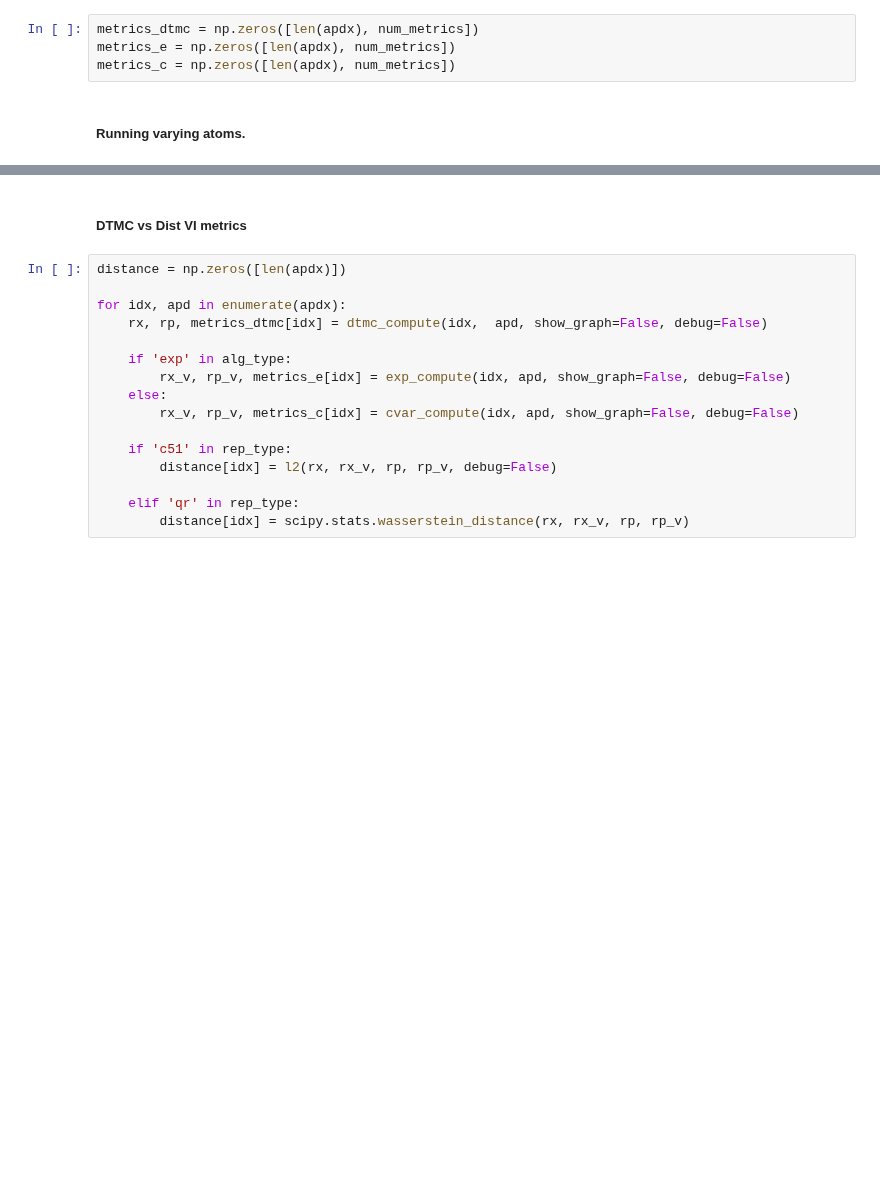
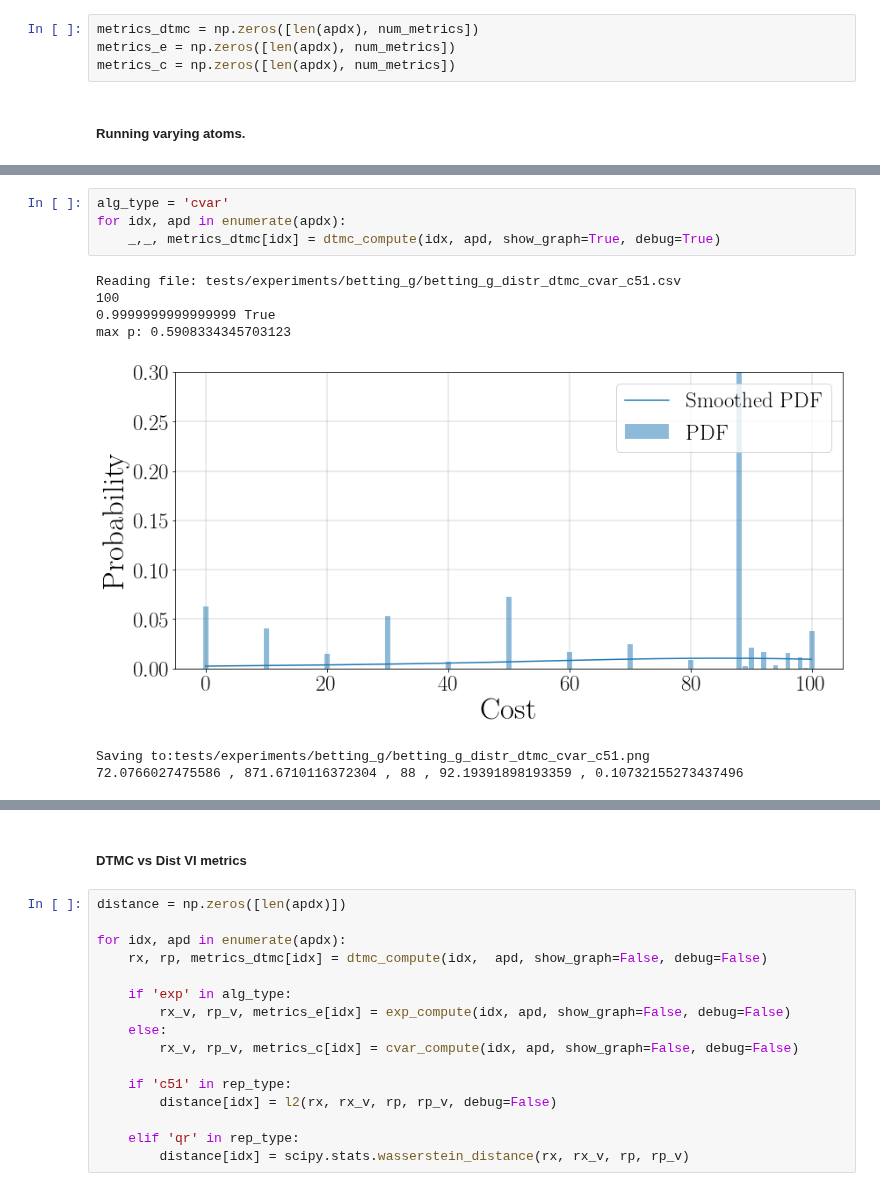
Before and after one commit to yannikschnitzer/prism, a Jupyter notebook: prism/distr.ipynb, the cells around one changed output, grey strips where cells are left out. Saved outputs shown, nothing was run; the diff lists cells and outputs as text; blank space fills up the shorter version.

```diff
--- a/prism/distr.ipynb
+++ b/prism/distr.ipynb
@@ -137,3 +142,15 @@ max p: 0.2460383551082521
+# %%
+alg_type = 'cvar'
+for idx, apd in enumerate(apdx):
+    _,_, metrics_dtmc[idx] = dtmc_compute(idx, apd, show_graph=True, debug=True)
+# %% [output]
+Reading file: tests/experiments/betting_g/betting_g_distr_dtmc_cvar_c51.csv
+100
+0.9999999999999999 True
+max p: 0.5908334345703123
+[figure, added]
+Saving to:tests/experiments/betting_g/betting_g_distr_dtmc_cvar_c51.png
+72.0766027475586 , 871.6710116372304 , 88 , 92.19391898193359 , 0.10732155273437496
 # %%
 metrics_dtmc
 # %% [output]
```
Also changed, not shown: parts of 11 cells of this notebook, 5 other files.
